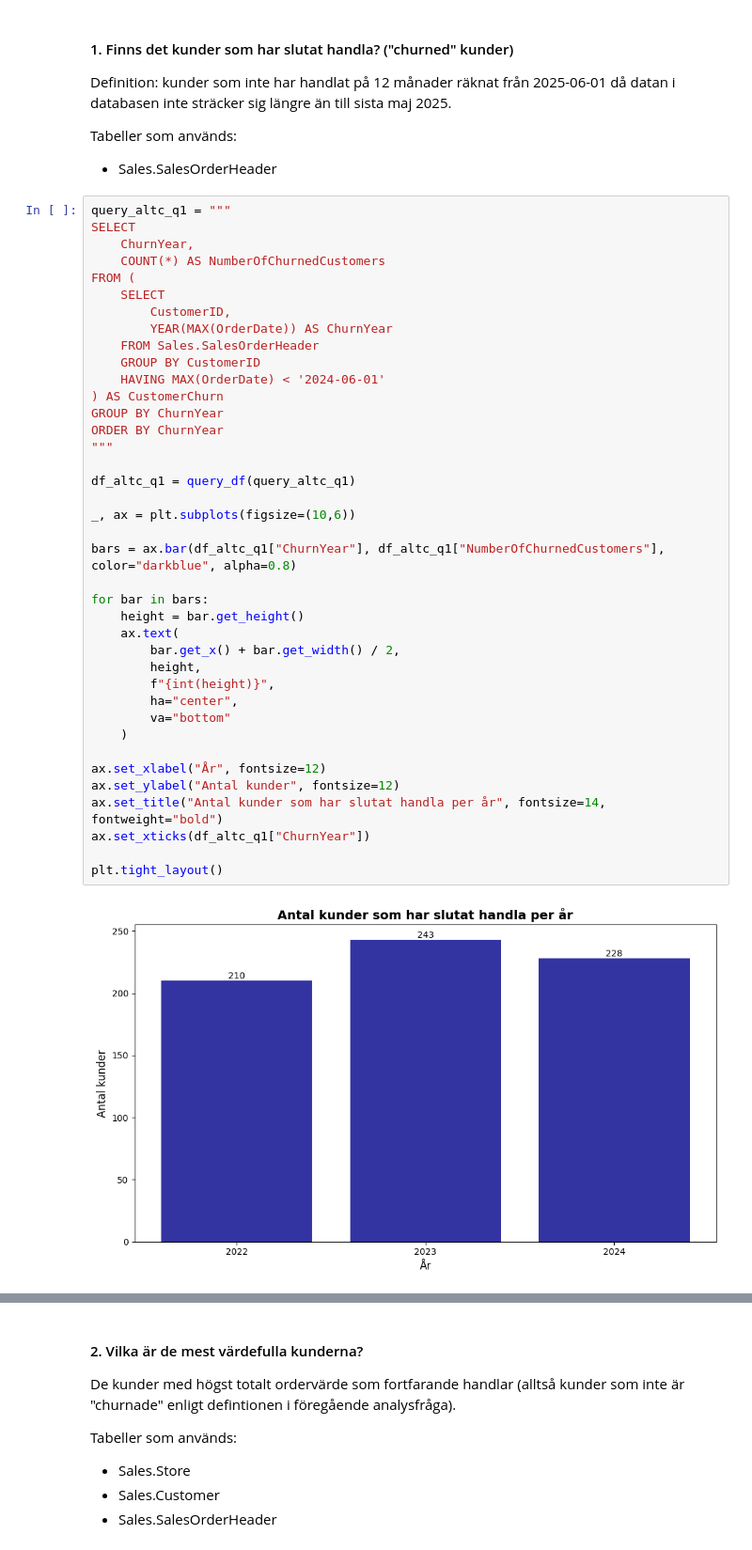
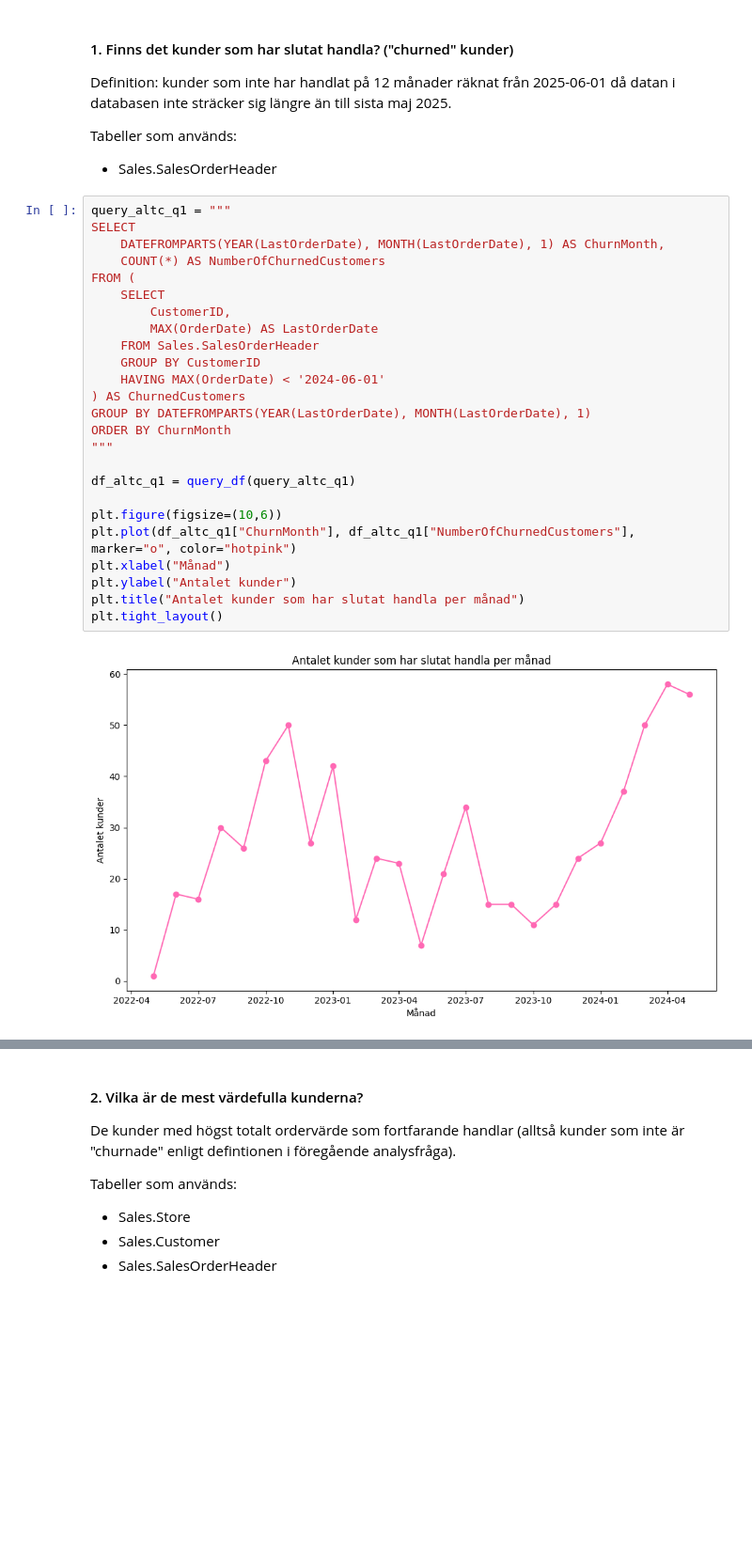
Before and after one commit to josefinoleryd/AdventureWorks_Sales_analysis, a Jupyter notebook: Rapport.ipynb, the cells around one changed output, grey strips where cells are left out. Shown at 94% size. Drawn from its saved outputs; the diff is of its cells as text; blank space fills up the shorter version.

Commit message:
changed in-depth part 1 (from year to month)

```diff
--- a/Rapport.ipynb
+++ b/Rapport.ipynb
@@ -868,44 +868,30 @@ Tabeller som används:
 # %%
 query_altc_q1 = """
 SELECT
-    ChurnYear,
+    DATEFROMPARTS(YEAR(LastOrderDate), MONTH(LastOrderDate), 1) AS ChurnMonth,
     COUNT(*) AS NumberOfChurnedCustomers
 FROM (
     SELECT
         CustomerID,
-        YEAR(MAX(OrderDate)) AS ChurnYear
+        MAX(OrderDate) AS LastOrderDate
     FROM Sales.SalesOrderHeader
     GROUP BY CustomerID
     HAVING MAX(OrderDate) < '2024-06-01'
-) AS CustomerChurn
-GROUP BY ChurnYear
-ORDER BY ChurnYear
+) AS ChurnedCustomers
+GROUP BY DATEFROMPARTS(YEAR(LastOrderDate), MONTH(LastOrderDate), 1)
+ORDER BY ChurnMonth
 """
 
 df_altc_q1 = query_df(query_altc_q1)
 
-_, ax = plt.subplots(figsize=(10,6))
-
-bars = ax.bar(df_altc_q1["ChurnYear"], df_altc_q1["NumberOfChurnedCustomers"], color="darkblue", alpha=0.8)
-
-for bar in bars:
-    height = bar.get_height()
-    ax.text(
-        bar.get_x() + bar.get_width() / 2,
-        height,
-        f"{int(height)}",
-        ha="center",
-        va="bottom"
-    )
-
-ax.set_xlabel("År", fontsize=12)
-ax.set_ylabel("Antal kunder", fontsize=12)
-ax.set_title("Antal kunder som har slutat handla per år", fontsize=14, fontweight="bold")
-ax.set_xticks(df_altc_q1["ChurnYear"])
-
+plt.figure(figsize=(10,6))
+plt.plot(df_altc_q1["ChurnMonth"], df_altc_q1["NumberOfChurnedCustomers"], marker="o", color="hotpink")
+plt.xlabel("Månad")
+plt.ylabel("Antalet kunder")
+plt.title("Antalet kunder som har slutat handla per månad")
 plt.tight_layout()
 # %% [output]
-[figure, old version]
+[figure, new version]
 # %% [markdown]
 ##### Insikter
 
```
Also changed, not shown: parts of 2 cells of this notebook, 1 other file.
